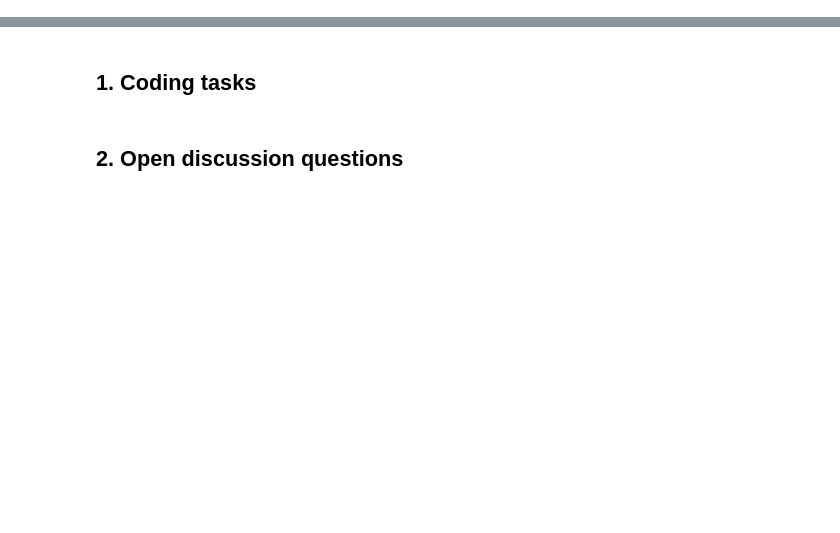
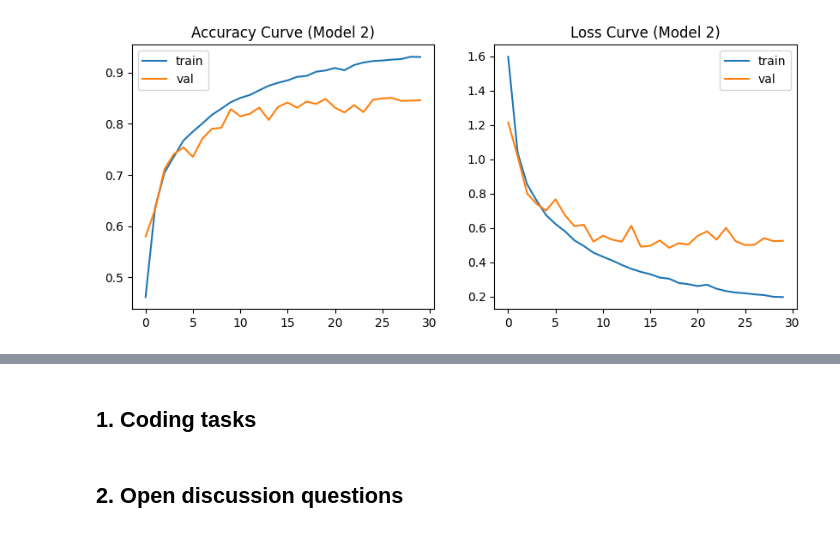
Before and after one commit to mintus2511/ML4DS_230167_Assignment5, a Jupyter notebook: Assignment_5_DeepLearning.ipynb, the cells around one changed output, grey strips where cells are left out. Cells and saved outputs as stored; diff of their text form; code cells hidden in the pictures; blank space fills up the shorter version.

```diff
--- a/Assignment_5_DeepLearning.ipynb
+++ b/Assignment_5_DeepLearning.ipynb
@@ -81,0 +432,17 @@ plt.show()
+# %%
+model_2.compile(
+    optimizer=tf.keras.optimizers.Adam(learning_rate=0.001),
+    loss="sparse_categorical_crossentropy",
+    metrics=["accuracy"]
+)
+
+history_2 = model_2.fit(
+    X_train, y_train,
+    epochs=30,
+    batch_size=64,
+    validation_data=(X_val, y_val),
+    verbose=1
+)
+
+test_loss, test_acc = model_2.evaluate(X_test, y_test, verbose=0)
+print("Test Accuracy of Model 2:", round(test_acc, 4))
@@ -81,0 +475,20 @@ plt.show()
+# %%
+plt.figure(figsize=(10, 4))
+
+# Accuracy curve
+plt.subplot(1, 2, 1)
+plt.plot(history_2.history['accuracy'], label='train')
+plt.plot(history_2.history['val_accuracy'], label='val')
+plt.title('Accuracy Curve (Model 2)')
+plt.legend()
+
+# Loss curve
+plt.subplot(1, 2, 2)
+plt.plot(history_2.history['loss'], label='train')
+plt.plot(history_2.history['val_loss'], label='val')
+plt.title('Loss Curve (Model 2)')
+plt.legend()
+
+plt.show()
+# %% [output]
+[figure, added]
```
Also changed, not shown: parts of 34 cells of this notebook.
